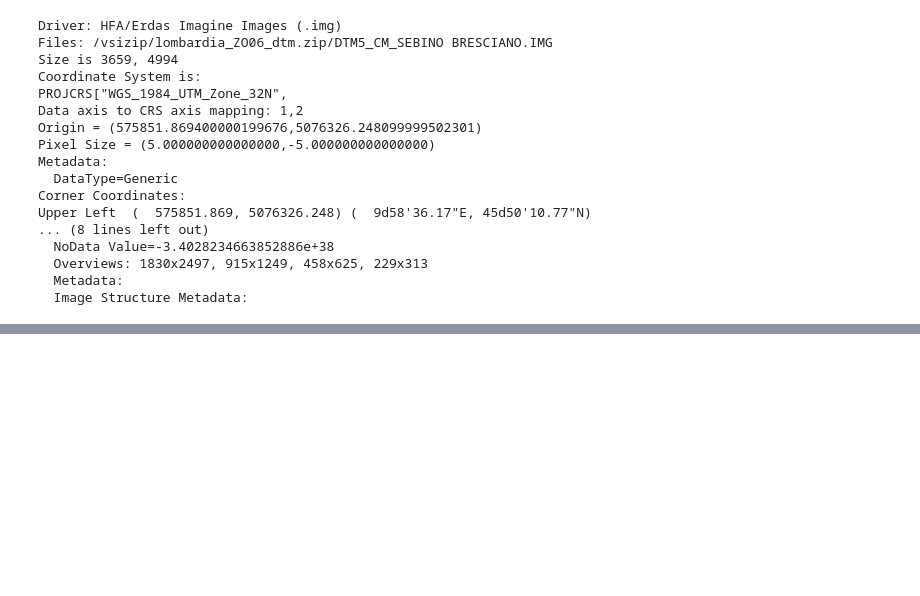
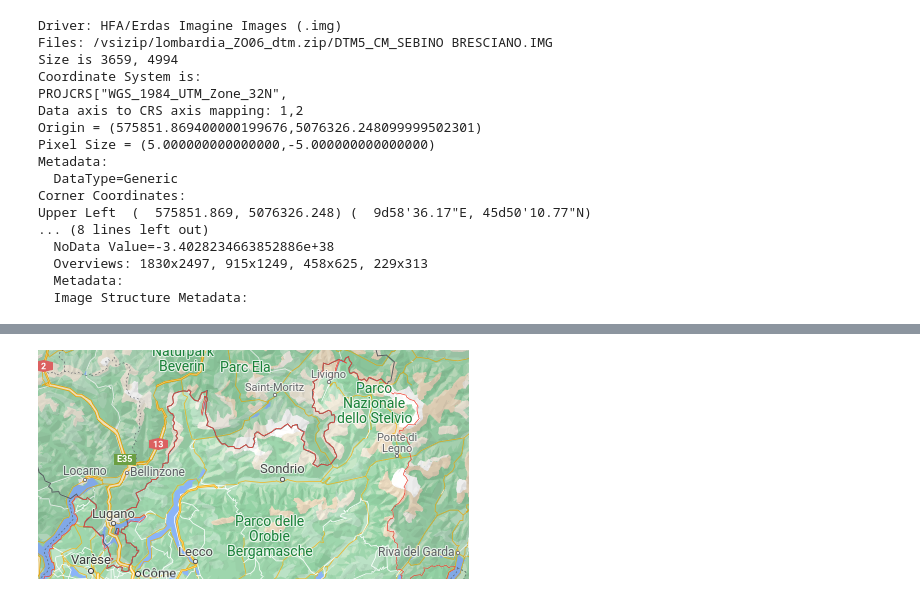
Before and after one commit to eslopemap/eslope, a Jupyter notebook: development/Central-Alps-dwn-others.ipynb, the cells around one changed output, grey strips where cells are left out. Cells and saved outputs as stored; diff of their text form; code cells hidden in the pictures; blank space fills up the shorter version.

```diff
--- a/development/Central-Alps-dwn-others.ipynb
+++ b/development/Central-Alps-dwn-others.ipynb
@@ -139,0 +243,4 @@ zfor f in DTM0508_002_000{001..914} ; do echo "/vsizip/{aoste_dtm_zips/$f.zip}/$
+# %%
+Image(pjoin(CURDIR, '../img/extent-Lombardia-gmaps.png'))
+# %% [output]
+[figure, added]
```
Also changed, not shown: parts of 15 cells of this notebook, 4 other files.
